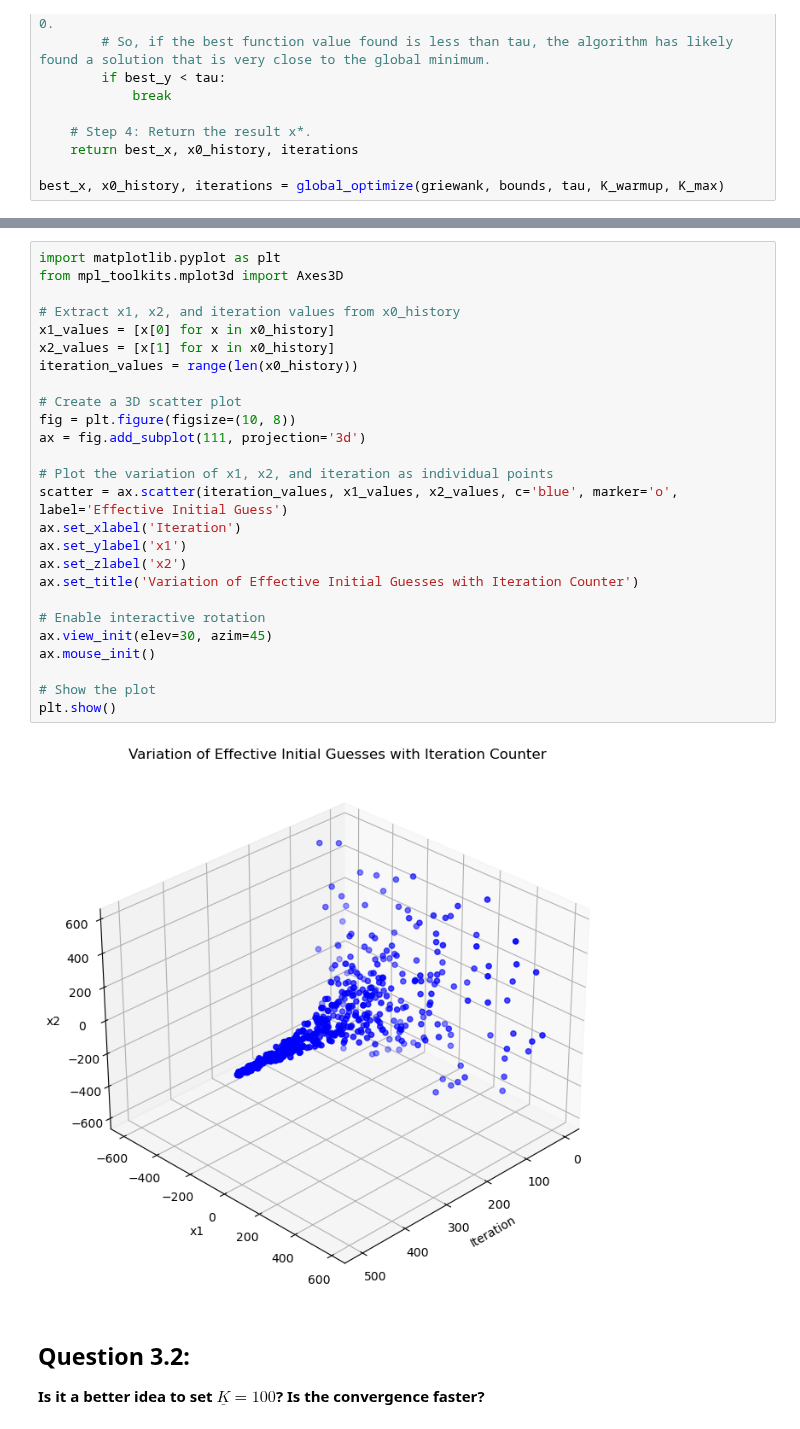
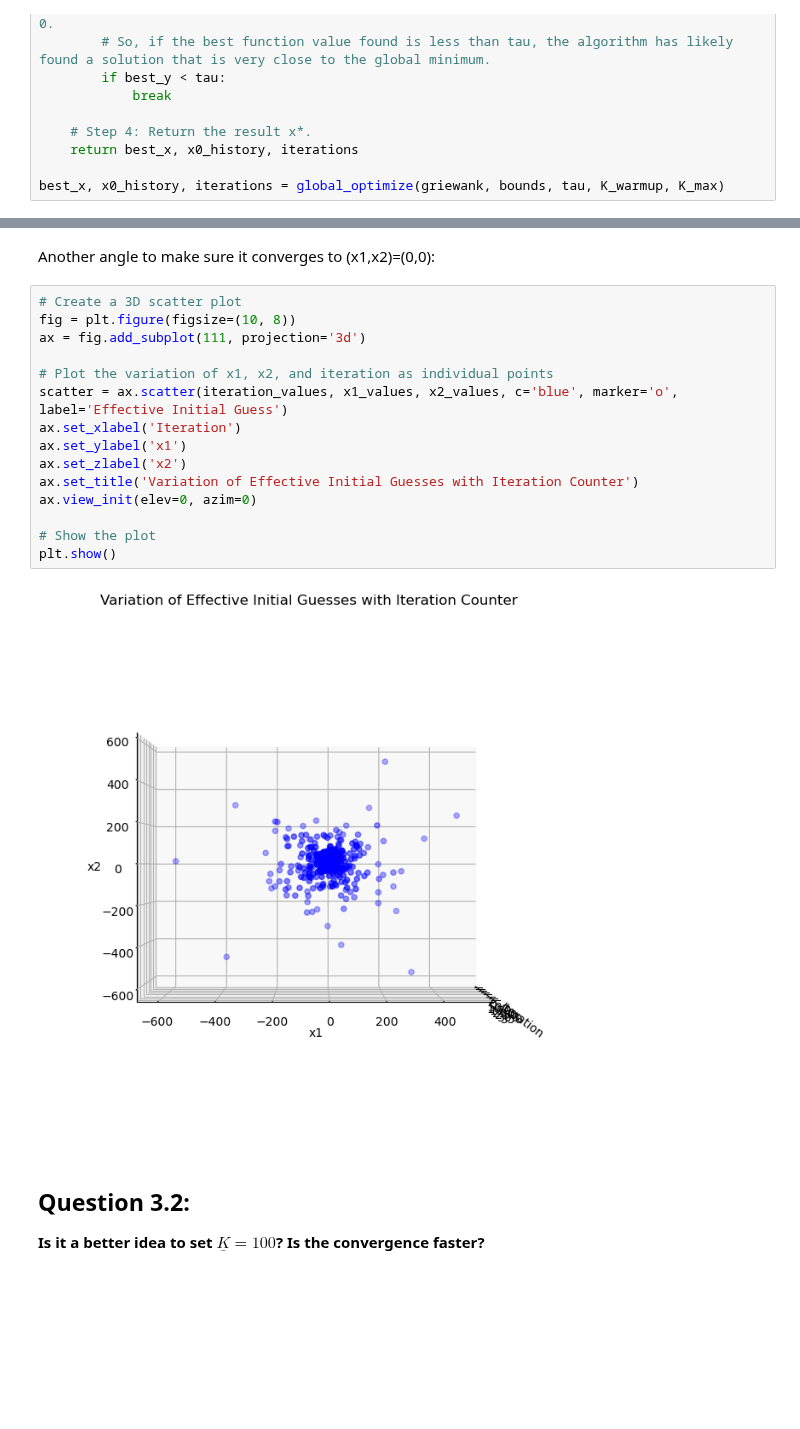
Before and after one commit to NumEconCopenhagen/projects-2023-de-slemme-programmeringsrotter, a Jupyter notebook: examproject/Oliver/Oliver Exam-2023-notebook.ipynb, the cells around one changed output, grey strips where cells are left out. Cells and saved outputs as stored; diff of their text form; blank space fills up the shorter version.

```diff
--- a/examproject/Oliver/Oliver Exam-2023-notebook.ipynb
+++ b/examproject/Oliver/Oliver Exam-2023-notebook.ipynb
@@ -688,31 +787,22 @@ plt.show()
+# %% [markdown]
+Another angle to make sure it converges to (x1,x2)=(0,0):
 # %%
-import matplotlib.pyplot as plt
-from mpl_toolkits.mplot3d import Axes3D
-
-# Extract x1, x2, and iteration values from x0_history
-x1_values = [x[0] for x in x0_history]
-x2_values = [x[1] for x in x0_history]
-iteration_values = range(len(x0_history))
-
 # Create a 3D scatter plot
 fig = plt.figure(figsize=(10, 8))
 ax = fig.add_subplot(111, projection='3d')
 
 # Plot the variation of x1, x2, and iteration as individual points
 scatter = ax.scatter(iteration_values, x1_values, x2_values, c='blue', marker='o', label='Effective Initial Guess')
 ax.set_xlabel('Iteration')
 ax.set_ylabel('x1')
 ax.set_zlabel('x2')
 ax.set_title('Variation of Effective Initial Guesses with Iteration Counter')
-
-# Enable interactive rotation
-ax.view_init(elev=30, azim=45)
-ax.mouse_init()
+ax.view_init(elev=0, azim=0)
 
 # Show the plot
 plt.show()
 # %% [output]
-[figure, old version]
+[figure, new version]
 # %% [markdown]
 ## **Question 3.2:**
 **Is it a better idea to set $\underline{K} = 100$? Is the convergence faster?**
```
Also changed, not shown: parts of 15 cells of this notebook.
